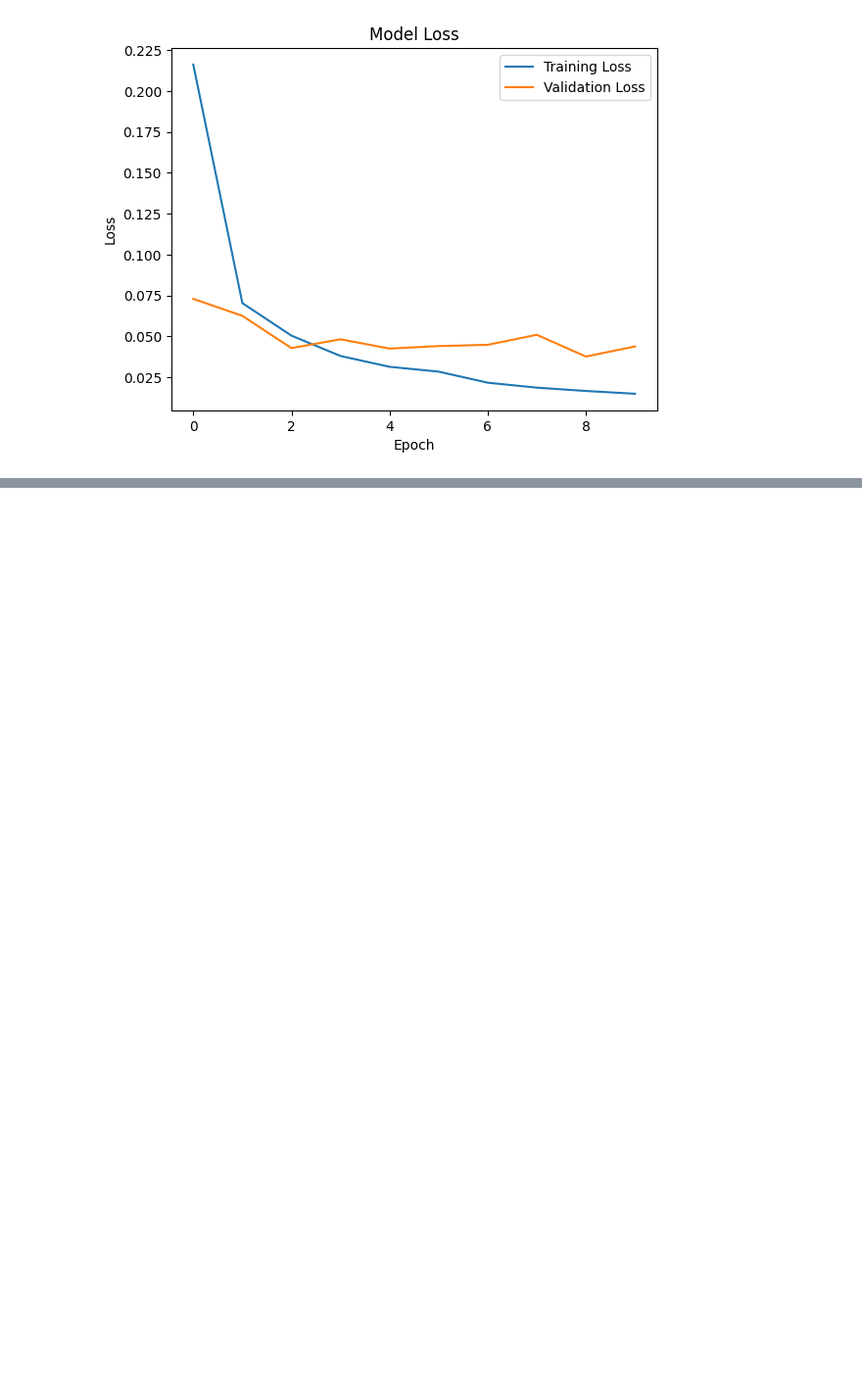
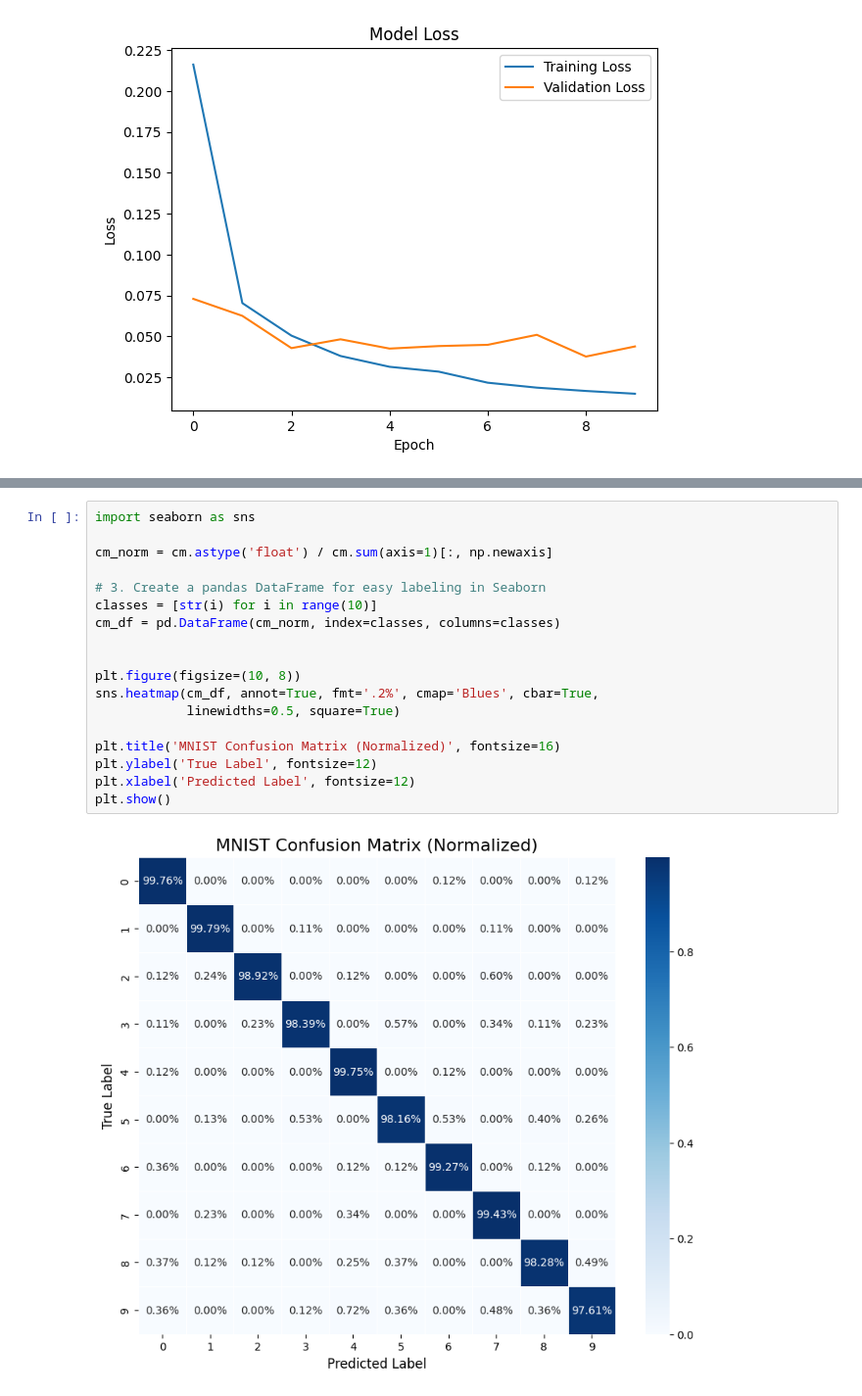
Before and after one commit to mutassimalzeem/vision-classification-pipeline, a Jupyter notebook: notebooks/analysis.ipynb, the cells around one changed output, grey strips where cells are left out. Shown at 98% size. Cells and saved outputs as stored; diff of their text form; blank space fills up the shorter version.

```diff
--- a/notebooks/analysis.ipynb
+++ b/notebooks/analysis.ipynb
@@ -250,0 +309,20 @@ plt.show()
+# %%
+import seaborn as sns
+
+cm_norm = cm.astype('float') / cm.sum(axis=1)[:, np.newaxis]
+
+# 3. Create a pandas DataFrame for easy labeling in Seaborn
+classes = [str(i) for i in range(10)]
+cm_df = pd.DataFrame(cm_norm, index=classes, columns=classes)
+
+
+plt.figure(figsize=(10, 8))
+sns.heatmap(cm_df, annot=True, fmt='.2%', cmap='Blues', cbar=True,
+            linewidths=0.5, square=True)
+
+plt.title('MNIST Confusion Matrix (Normalized)', fontsize=16)
+plt.ylabel('True Label', fontsize=12)
+plt.xlabel('Predicted Label', fontsize=12)
+plt.show()
+# %% [output]
+[figure, added]
```
Also changed, not shown: parts of 4 cells of this notebook.
